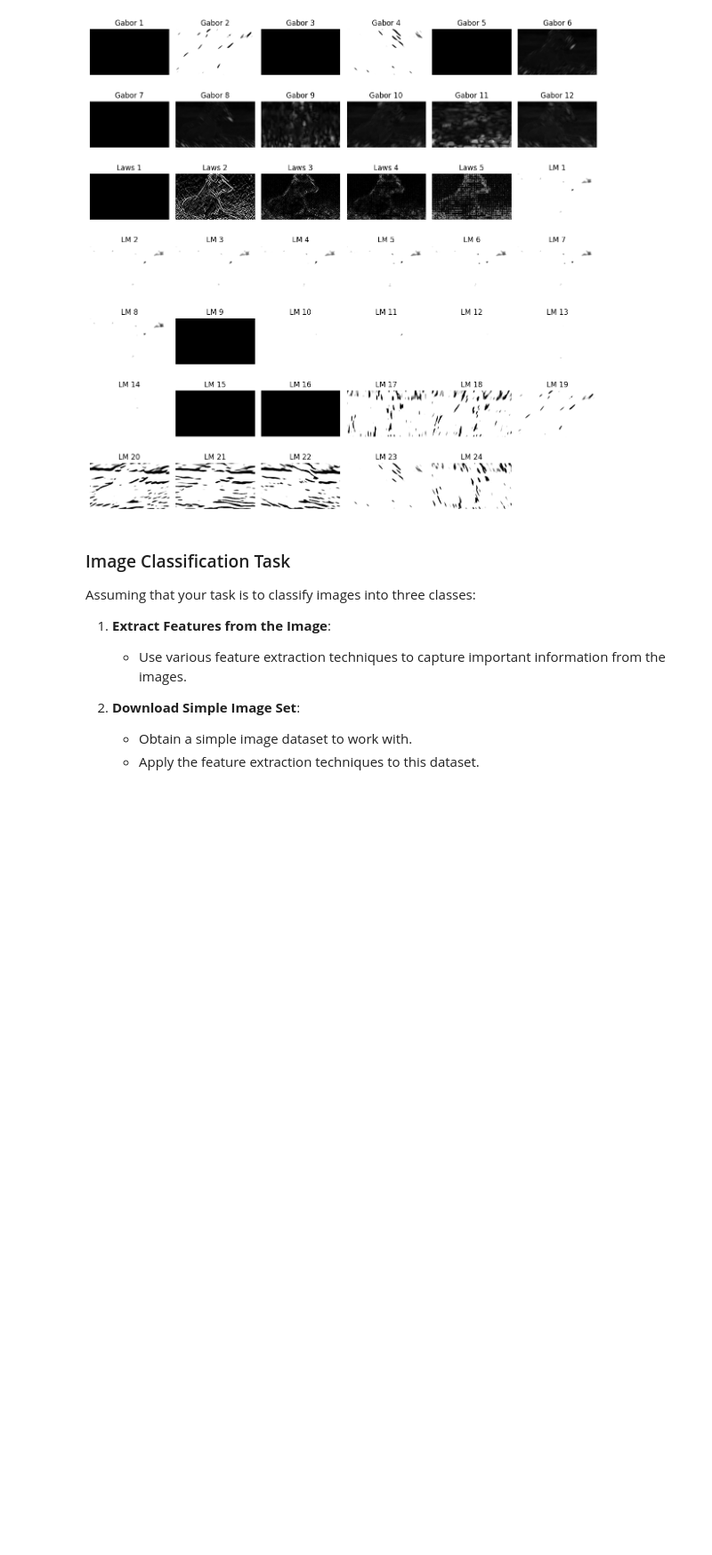
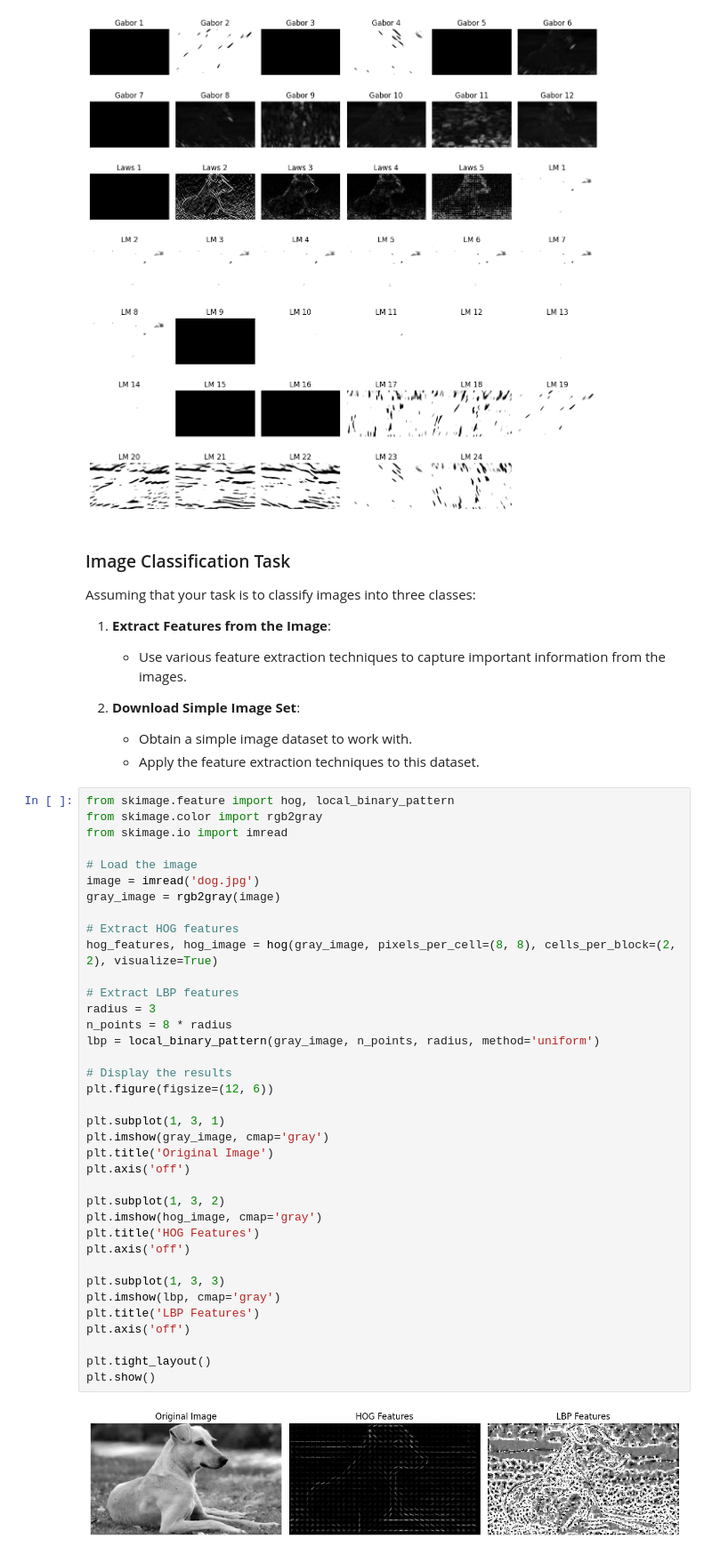
Before and after one commit to anurag2204-k/computer-vision, a Jupyter notebook: lab-2/que.ipynb, the cells around one changed output. Shown at 89% size. Saved outputs shown, nothing was run; the diff lists cells and outputs as text; blank space fills up the shorter version.

```diff
--- a/lab-2/que.ipynb
+++ b/lab-2/que.ipynb
@@ -718,3 +718,42 @@ Assuming that your task is to classify images into three classes:
 2. **Download Simple Image Set**:
     - Obtain a simple image dataset to work with.
     - Apply the feature extraction techniques to this dataset.
+# %%
+from skimage.feature import hog, local_binary_pattern
+from skimage.color import rgb2gray
+from skimage.io import imread
+
+# Load the image
+image = imread('dog.jpg')
+gray_image = rgb2gray(image)
+
+# Extract HOG features
+hog_features, hog_image = hog(gray_image, pixels_per_cell=(8, 8), cells_per_block=(2, 2), visualize=True)
+
+# Extract LBP features
+radius = 3
+n_points = 8 * radius
+lbp = local_binary_pattern(gray_image, n_points, radius, method='uniform')
+
+# Display the results
+plt.figure(figsize=(12, 6))
+
+plt.subplot(1, 3, 1)
+plt.imshow(gray_image, cmap='gray')
+plt.title('Original Image')
+plt.axis('off')
+
+plt.subplot(1, 3, 2)
+plt.imshow(hog_image, cmap='gray')
+plt.title('HOG Features')
+plt.axis('off')
+
+plt.subplot(1, 3, 3)
+plt.imshow(lbp, cmap='gray')
+plt.title('LBP Features')
+plt.axis('off')
+
+plt.tight_layout()
+plt.show()
+# %% [output]
+[figure, added]
```
Also changed, not shown: parts of 1 cell of this notebook.
